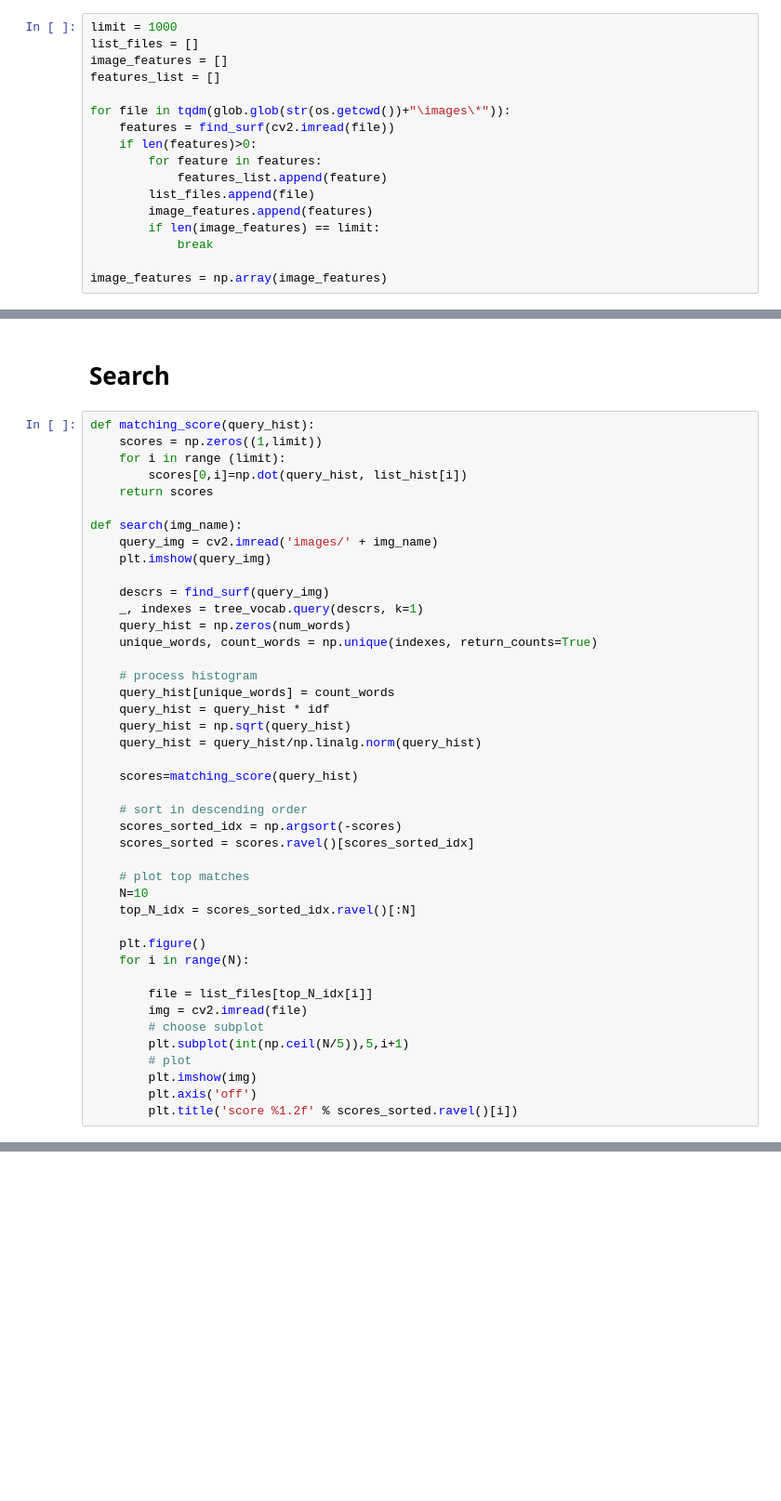
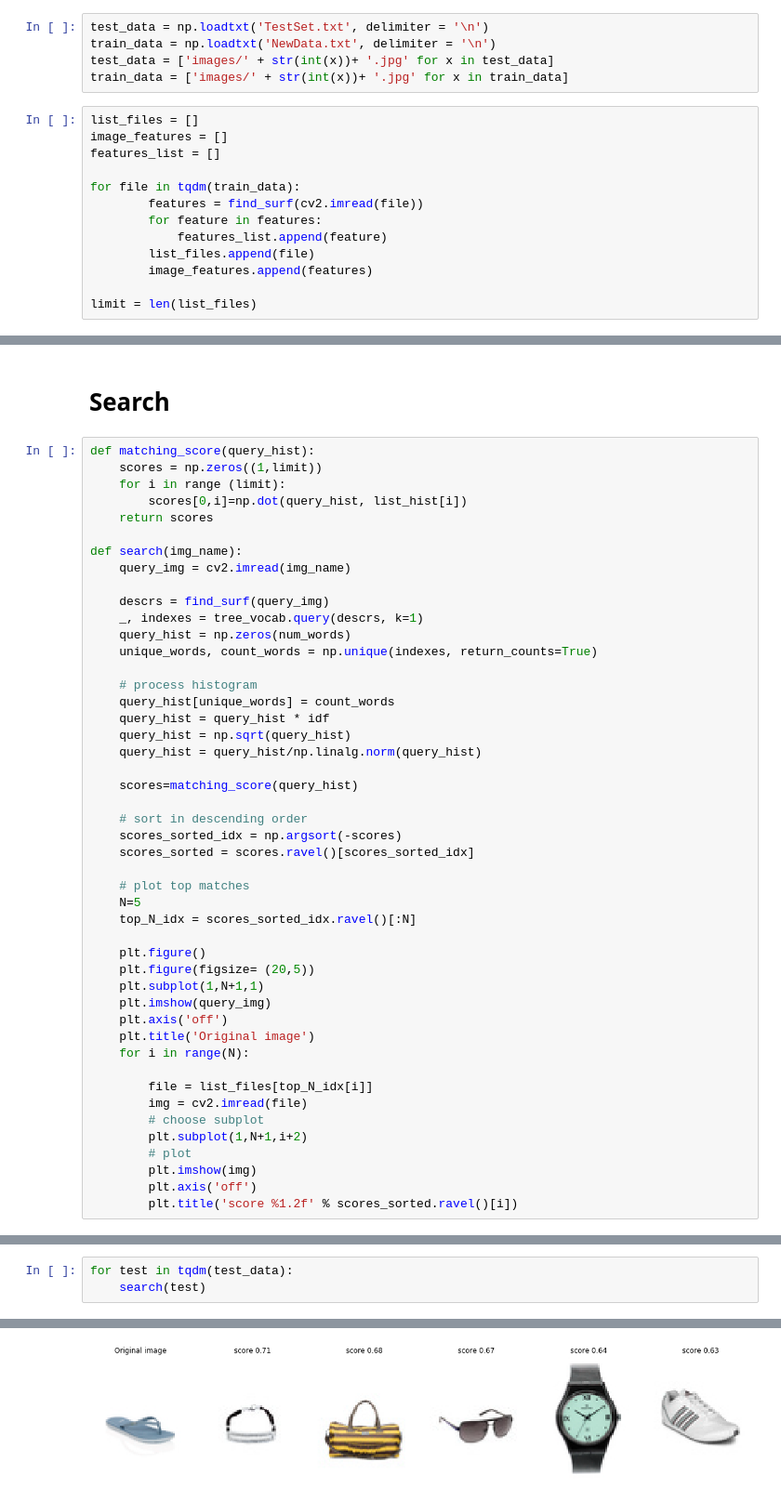
Before and after one commit to nirajsrinivas/VIC_Project, a Jupyter notebook: SURF_NN.ipynb, the cells around one changed output, grey strips where cells are left out. Shown at 93% size. Saved outputs shown, nothing was run; the diff lists cells and outputs as text; blank space fills up the shorter version.

```diff
--- a/SURF_NN.ipynb
+++ b/SURF_NN.ipynb
@@ -18,23 +18,24 @@ def find_surf(img):
     return descrs
 # %% [markdown]
 # Compute features for every image
+# %%
+test_data = np.loadtxt('TestSet.txt', delimiter = '\n')
+train_data = np.loadtxt('NewData.txt', delimiter = '\n')
+test_data = ['images/' + str(int(x))+ '.jpg' for x in test_data]
+train_data = ['images/' + str(int(x))+ '.jpg' for x in train_data]
 # %%
-limit = 1000
 list_files = []
 image_features = []
 features_list = []
 
-for file in tqdm(glob.glob(str(os.getcwd())+"\images\*")):
-    features = find_surf(cv2.imread(file))
-    if len(features)>0:
+for file in tqdm(train_data):
+        features = find_surf(cv2.imread(file))
         for feature in features:
             features_list.append(feature)
         list_files.append(file)
         image_features.append(features)
-        if len(image_features) == limit:
-            break
 
-image_features = np.array(image_features)
+limit = len(list_files)
 # %% [output]
 [interactive output not drawn]
 # %% [markdown]
@@ -81,8 +82,7 @@ def matching_score(query_hist):
     return scores
 
 def search(img_name):
-    query_img = cv2.imread('images/' + img_name)
-    plt.imshow(query_img)
+    query_img = cv2.imread(img_name)
 
     descrs = find_surf(query_img)
     _, indexes = tree_vocab.query(descrs, k=1)
@@ -102,16 +102,21 @@ def search(img_name):
     scores_sorted = scores.ravel()[scores_sorted_idx]
 
     # plot top matches
-    N=10
+    N=5
     top_N_idx = scores_sorted_idx.ravel()[:N]
 
     plt.figure()
+    plt.figure(figsize= (20,5))
+    plt.subplot(1,N+1,1)
+    plt.imshow(query_img)
+    plt.axis('off')
+    plt.title('Original image')
     for i in range(N):
 
         file = list_files[top_N_idx[i]]
         img = cv2.imread(file)
         # choose subplot
-        plt.subplot(int(np.ceil(N/5)),5,i+1)
+        plt.subplot(1,N+1,i+2)
         # plot
         plt.imshow(img)
         plt.axis('off')
@@ -123,0 +124,4 @@ search('2105.jpg')
+# %%
+for test in tqdm(test_data):
+    search(test)
+# %% [output]
@@ -123,0 +130 @@ search('2105.jpg')
+[figure, added]
```
Also changed, not shown: parts of 2 cells of this notebook.
